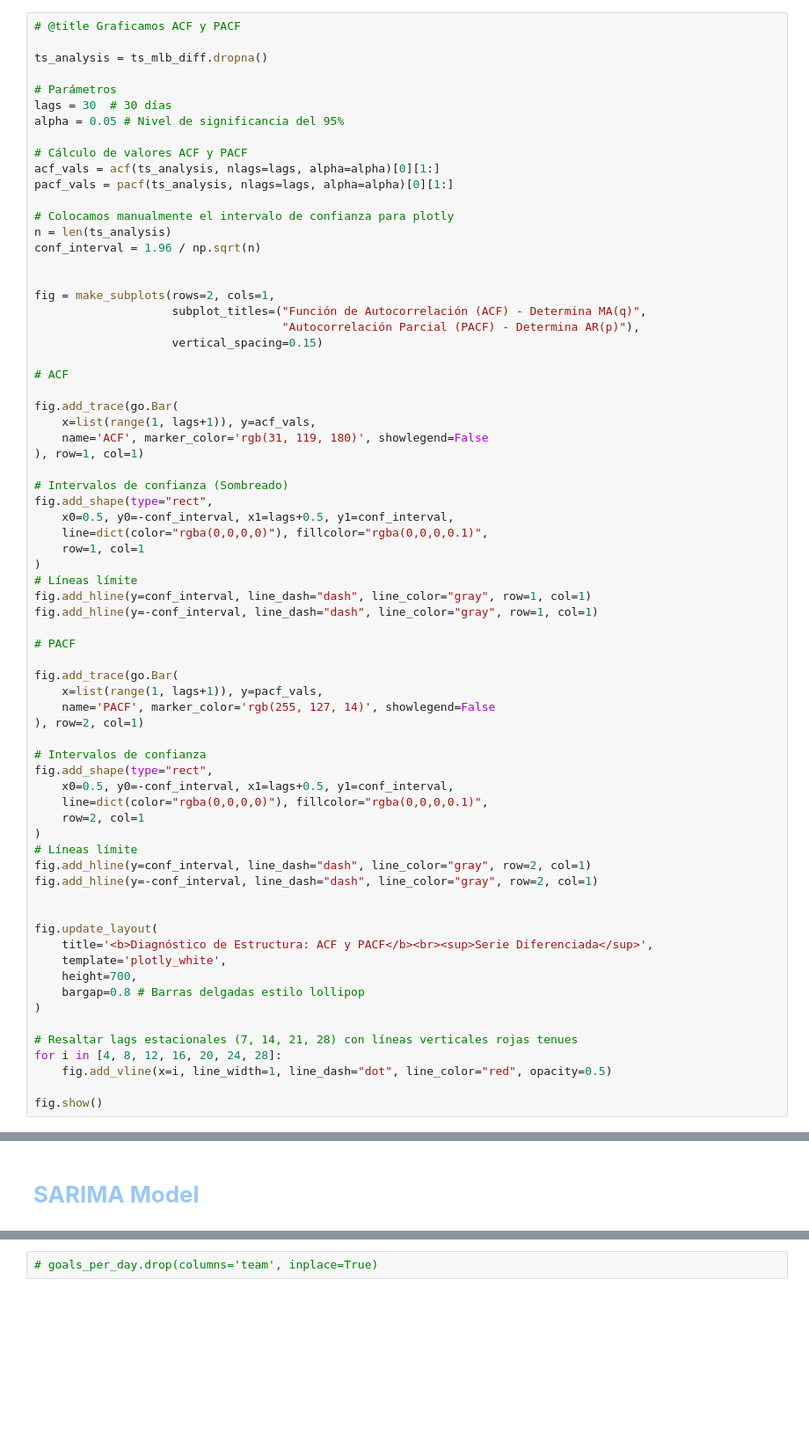
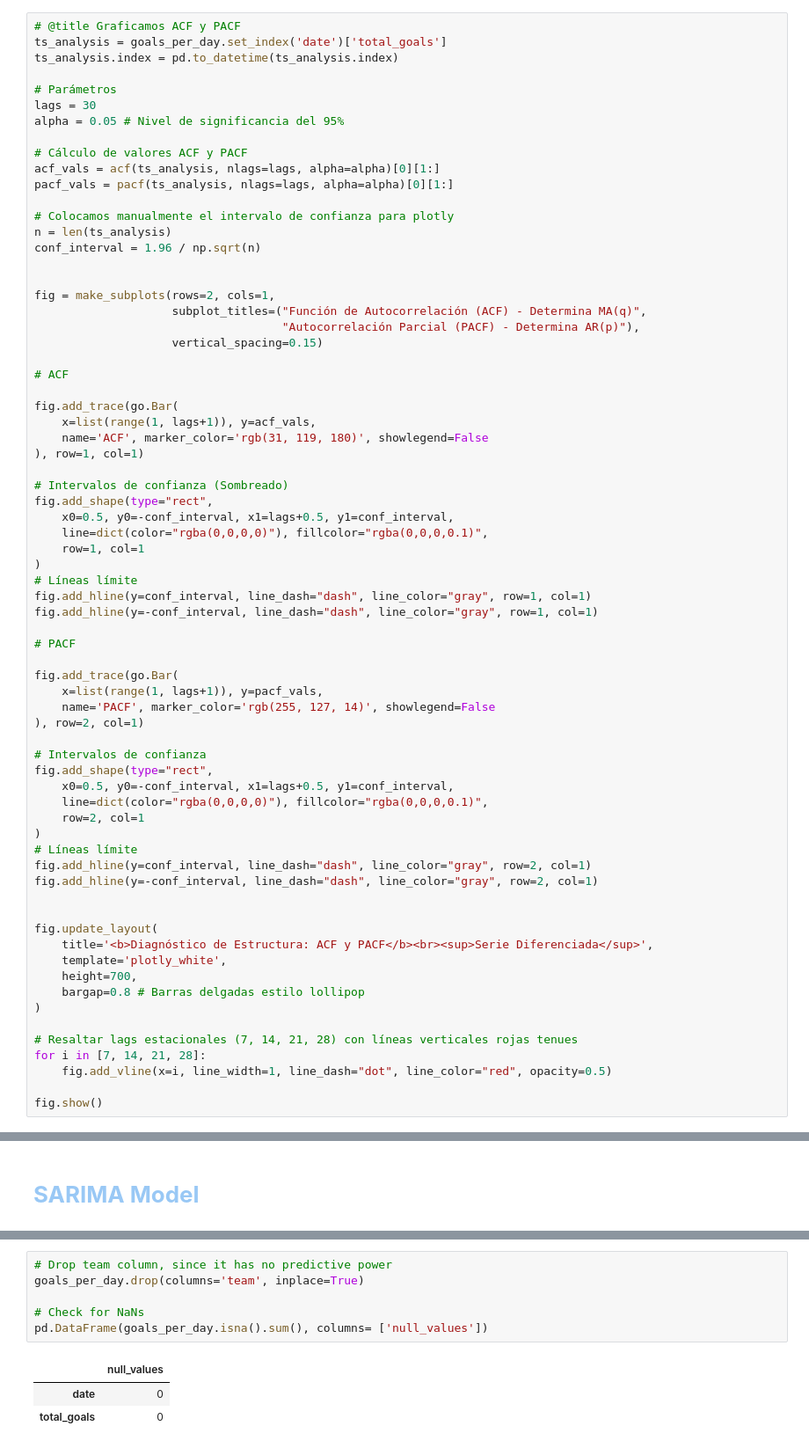
Before and after one commit to aiko-isnt-ded/sarima-sports, a Jupyter notebook: sarima-model.ipynb, the cells around one changed output, grey strips where cells are left out. Shown at 88% size. Cells and saved outputs as stored; diff of their text form; blank space fills up the shorter version.

```diff
--- a/sarima-model.ipynb
+++ b/sarima-model.ipynb
@@ -226,10 +229,10 @@ Thus, we proceed with the $p, d, P, Q, s$ values:
 # %%
 # @title Graficamos ACF y PACF
-
-ts_analysis = ts_mlb_diff.dropna()
+ts_analysis = goals_per_day.set_index('date')['total_goals']
+ts_analysis.index = pd.to_datetime(ts_analysis.index)
 
 # Parámetros
-lags = 30  # 30 días
+lags = 30
 alpha = 0.05 # Nivel de significancia del 95%
 
 # Cálculo de valores ACF y PACF
@@ -289,7 +292,7 @@ fig.update_layout(
 )
 
 # Resaltar lags estacionales (7, 14, 21, 28) con líneas verticales rojas tenues
-for i in [4, 8, 12, 16, 20, 24, 28]:
+for i in [7, 14, 21, 28]:
     fig.add_vline(x=i, line_width=1, line_dash="dot", line_color="red", opacity=0.5)
 
 fig.show()
@@ -298,2 +381,10 @@ fig.show()
 # %%
-# goals_per_day.drop(columns='team', inplace=True)
+# Drop team column, since it has no predictive power
+goals_per_day.drop(columns='team', inplace=True)
+
+# Check for NaNs
+pd.DataFrame(goals_per_day.isna().sum(), columns= ['null_values'])
+# %% [output]
+|  | null_values |
+| date | 0 |
+| total_goals | 0 |
```
Also changed, not shown: parts of 13 cells of this notebook.
